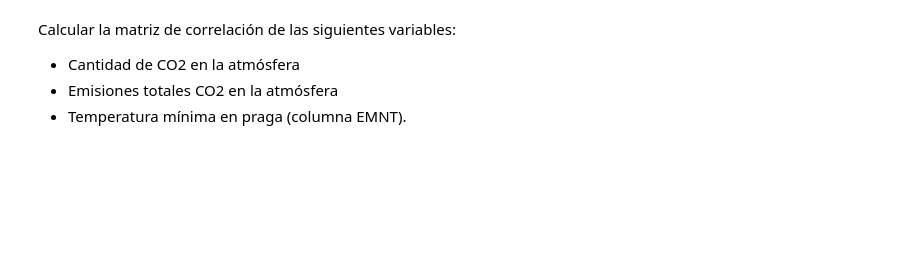
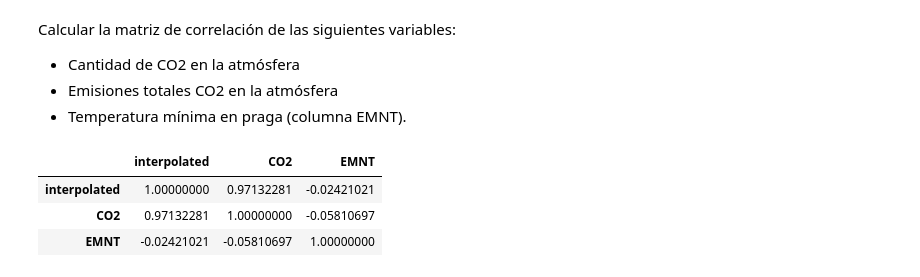
Before and after one commit to planga82/KeepCodingEstadisticaR, a Jupyter notebook: practica/Practica1.ipynb, the cells around one changed output. Drawn from its saved outputs; the diff is of its cells as text; code cells hidden in the pictures; blank space fills up the shorter version.

```diff
--- a/practica/Practica1.ipynb
+++ b/practica/Practica1.ipynb
@@ -210,3 +300,14 @@ Calcular la matriz de correlación de las siguientes variables:
 * Cantidad de CO2 en la atmósfera
 * Emisiones totales CO2 en la atmósfera
 * Temperatura mínima en praga (columna EMNT).
+# %%
+datasetTemp <- data.frame(weatherPraga$DATE,weatherPraga$EMNT)
+colnames(datasetTemp) <- c("year","EMNT")
+datasetTemp <- na.omit(datasetTemp)
+CORMerge <- merge(CO2Merge, datasetTemp, by = "year")
+cor(CORMerge[3:ncol(CORMerge)],use="complete.obs")
+# %% [output]
+|  | interpolated | CO2 | EMNT |
+| interpolated | 1.00000000 | 0.97132281 | -0.02421021 |
+| CO2 | 0.97132281 | 1.00000000 | -0.05810697 |
+| EMNT | -0.02421021 | -0.05810697 | 1.00000000 |
```
Also changed, not shown: parts of 9 cells of this notebook.
